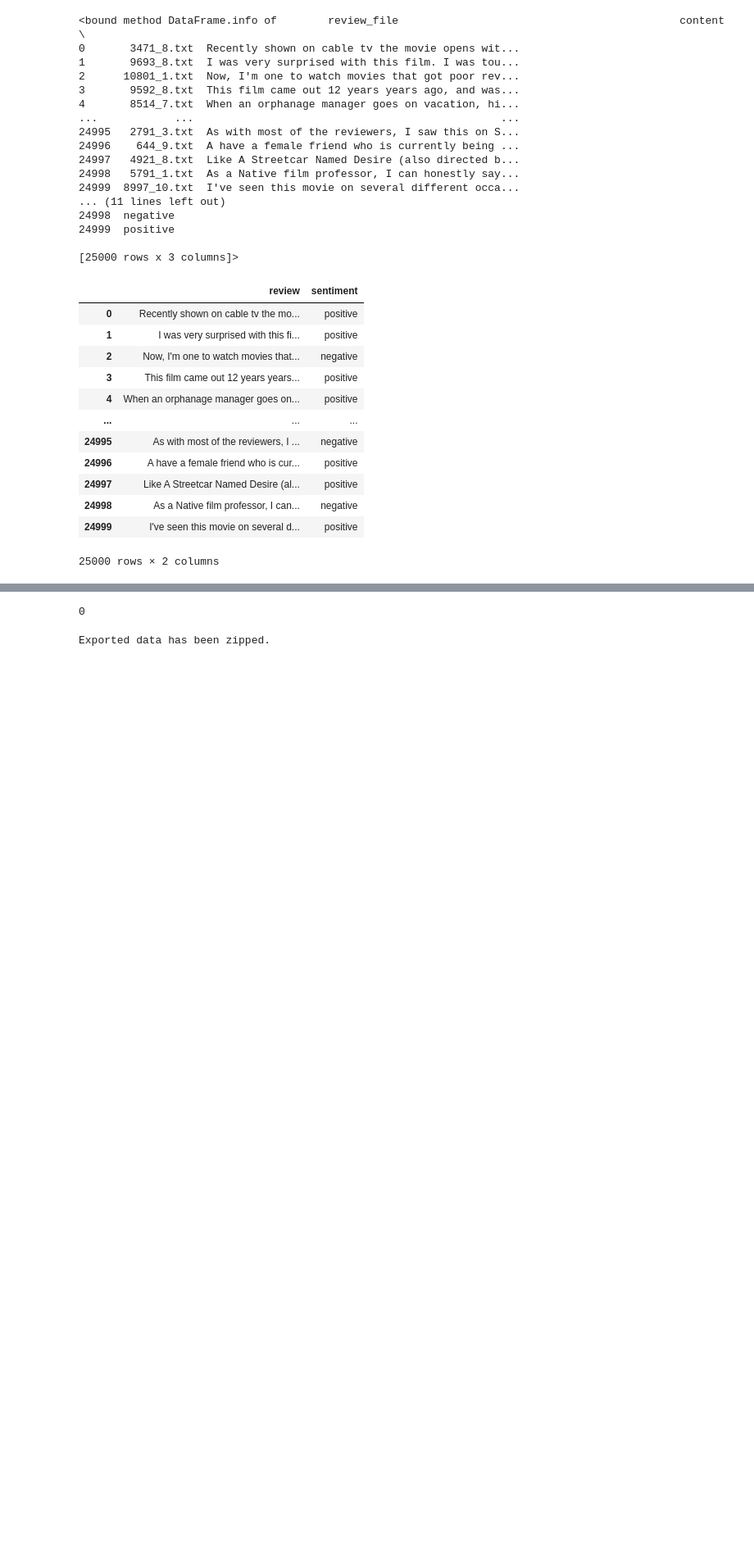
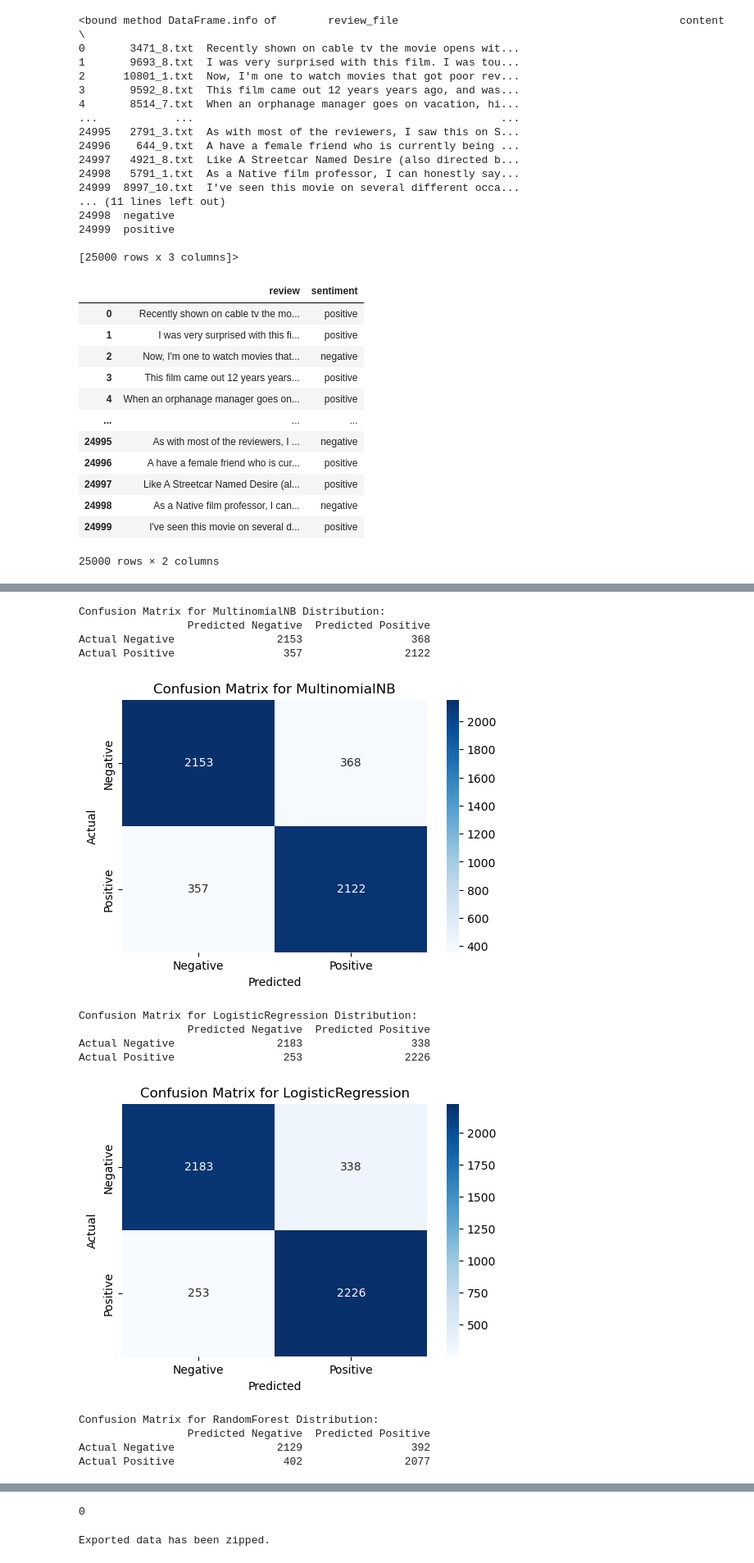
Before and after one commit to Israel-Anaba/Movie_Review_Analysis, a Jupyter notebook: Untitled.ipynb, the cells around one changed output, grey strips where cells are left out. Shown: that part at 82% size. Saved outputs shown, nothing was run; the diff lists cells and outputs as text; code cells hidden in the pictures; blank space fills up the shorter version.

```diff
--- a/Untitled.ipynb
+++ b/Untitled.ipynb
@@ -212,0 +281,21 @@ Accuracy Score: 0.85
+# %%
+# List of classifiers
+classifiers = {
+    "MultinomialNB": MultinomialNB(),
+    "LogisticRegression": LogisticRegression(),
+    "RandomForest": RandomForestClassifier()
+}
+
+# Train and evaluate each classifier
+for clf_name, classifier in classifiers.items():
+    classifier.fit(X_train_tfidf, y_train)
+    y_pred = classifier.predict(X_test_tfidf)
+
+    # Print the classification report
+    class_report = classification_report(y_test, y_pred)
+    print(f"Classification Report for {clf_name}:")
+    print(class_report)
+
+    # Calculate and print the accuracy score in percentage format
+    accuracy = accuracy_score(y_test, y_pred) * 100
+    print(f"Accuracy Score for {clf_name}: {accuracy:.2f}%\n")
@@ -238,0 +343,34 @@ Confusion Matrix:
+# %%
+for clf_name, classifier in classifiers.items():
+    classifier.fit(X_train_tfidf, y_train)
+    y_pred = classifier.predict(X_test_tfidf)
+
+    # Create the confusion matrix
+    cm = confusion_matrix(y_test, y_pred)
+
+    # Print the confusion matrix distribution
+    print(f"Confusion Matrix for {clf_name} Distribution:")
+    print(pd.DataFrame(cm, index=['Actual Negative', 'Actual Positive'], columns=['Predicted Negative', 'Predicted Positive']))
+
+    # Plot the confusion matrix as a heatmap
+    plt.figure(figsize=(6, 4))
+    sns.heatmap(cm, annot=True, fmt='d', cmap='Blues', xticklabels=['Negative', 'Positive'], yticklabels=['Negative', 'Positive'])
+    plt.title(f'Confusion Matrix for {clf_name}')
+    plt.xlabel('Predicted')
+    plt.ylabel('Actual')
+    plt.show()
+# %% [output]
+Confusion Matrix for MultinomialNB Distribution:
+                 Predicted Negative  Predicted Positive
+Actual Negative                2153                 368
+Actual Positive                 357                2122
+[figure, added]
+Confusion Matrix for LogisticRegression Distribution:
+                 Predicted Negative  Predicted Positive
+Actual Negative                2183                 338
+Actual Positive                 253                2226
+[figure, added]
+Confusion Matrix for RandomForest Distribution:
+                 Predicted Negative  Predicted Positive
+Actual Negative                2129                 392
+Actual Positive                 402                2077
```
Also changed, not shown: parts of 31 cells of this notebook, 5 other files.
